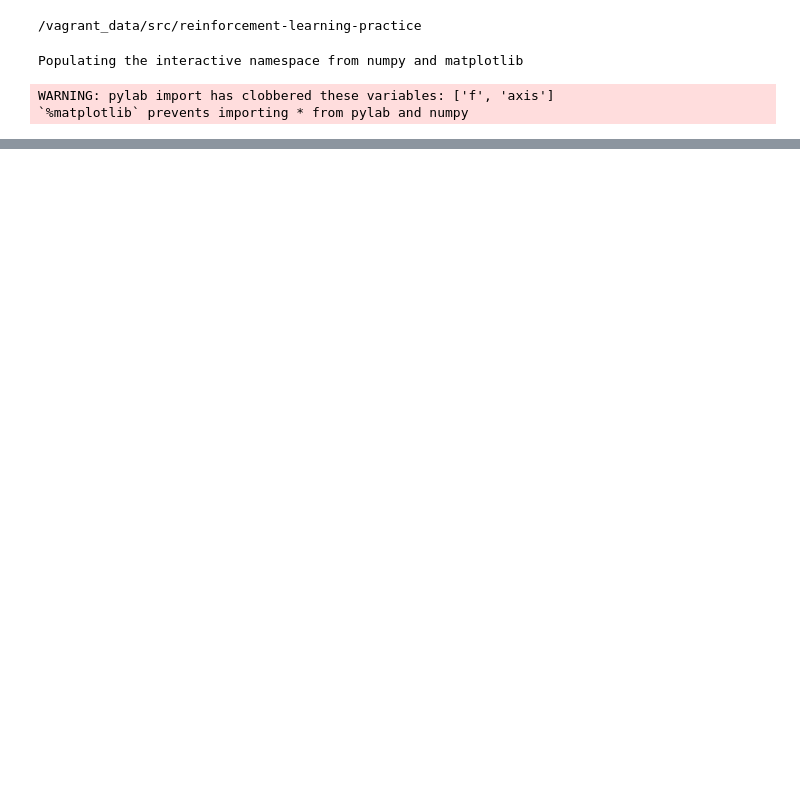
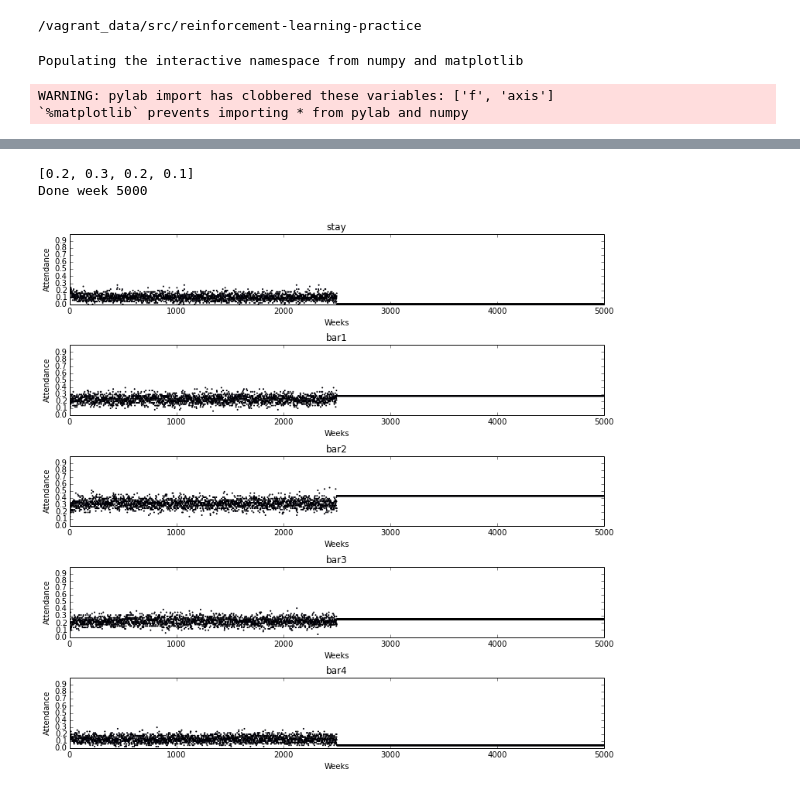
Before and after one commit to hoarf/el_farol_multibar, a Jupyter notebook: el-farol-reinforced.ipynb, the cells around one changed output, grey strips where cells are left out. Cells and saved outputs as stored; diff of their text form; code cells hidden in the pictures; blank space fills up the shorter version.

```diff
--- a/el-farol-reinforced.ipynb
+++ b/el-farol-reinforced.ipynb
@@ -156,0 +170,9 @@ plt.plot(x,c)
+# %%
+wks = 5000
+weeks = ElFarol(wks, t=[0.2,0.3,0.2,0.1], a=51)
+x = linspace(0,wks-1,wks)
+plot(5)
+# %% [output]
+[0.2, 0.3, 0.2, 0.1]
+Done week 5000
+[figure, added]
```
Also changed, not shown: parts of 15 cells of this notebook.
